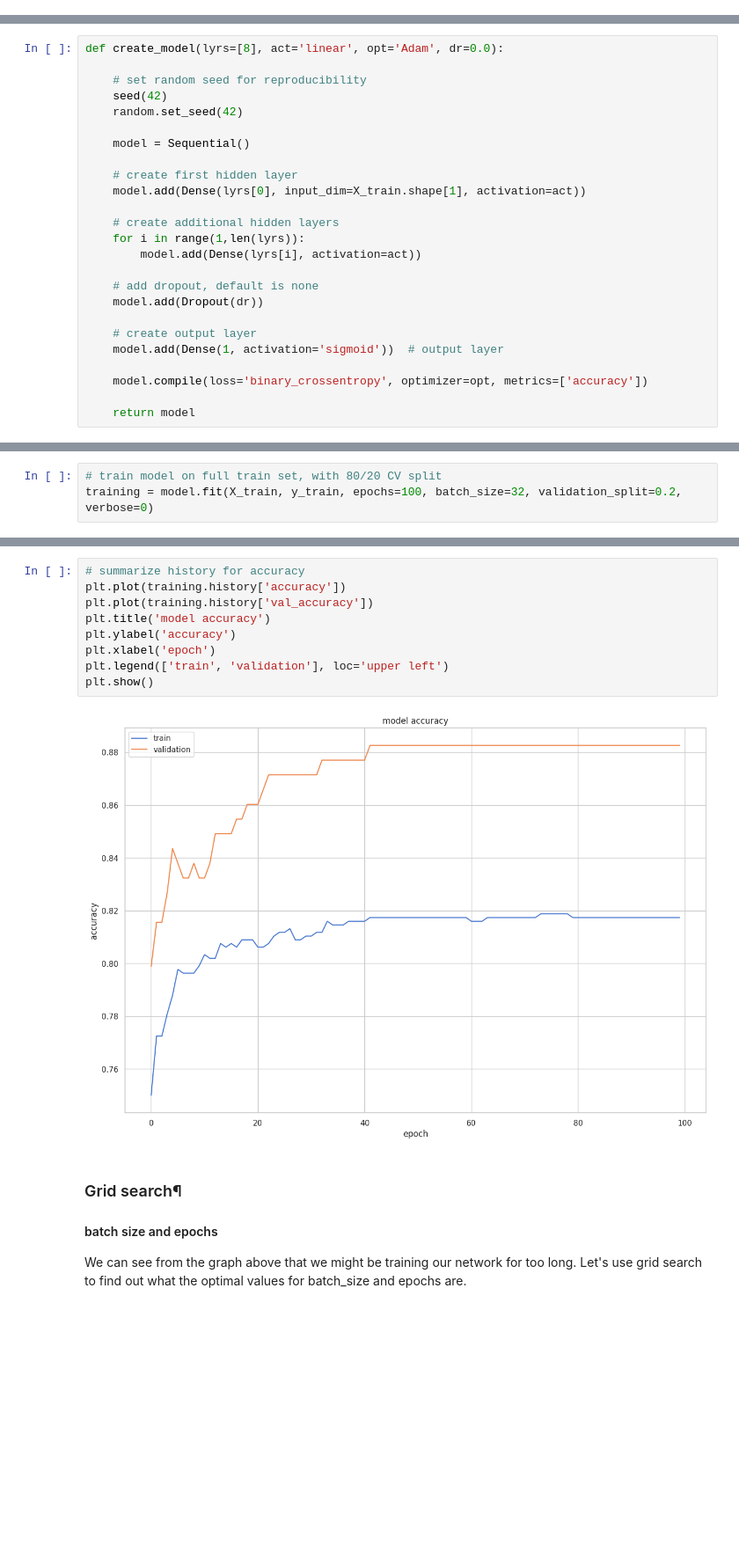
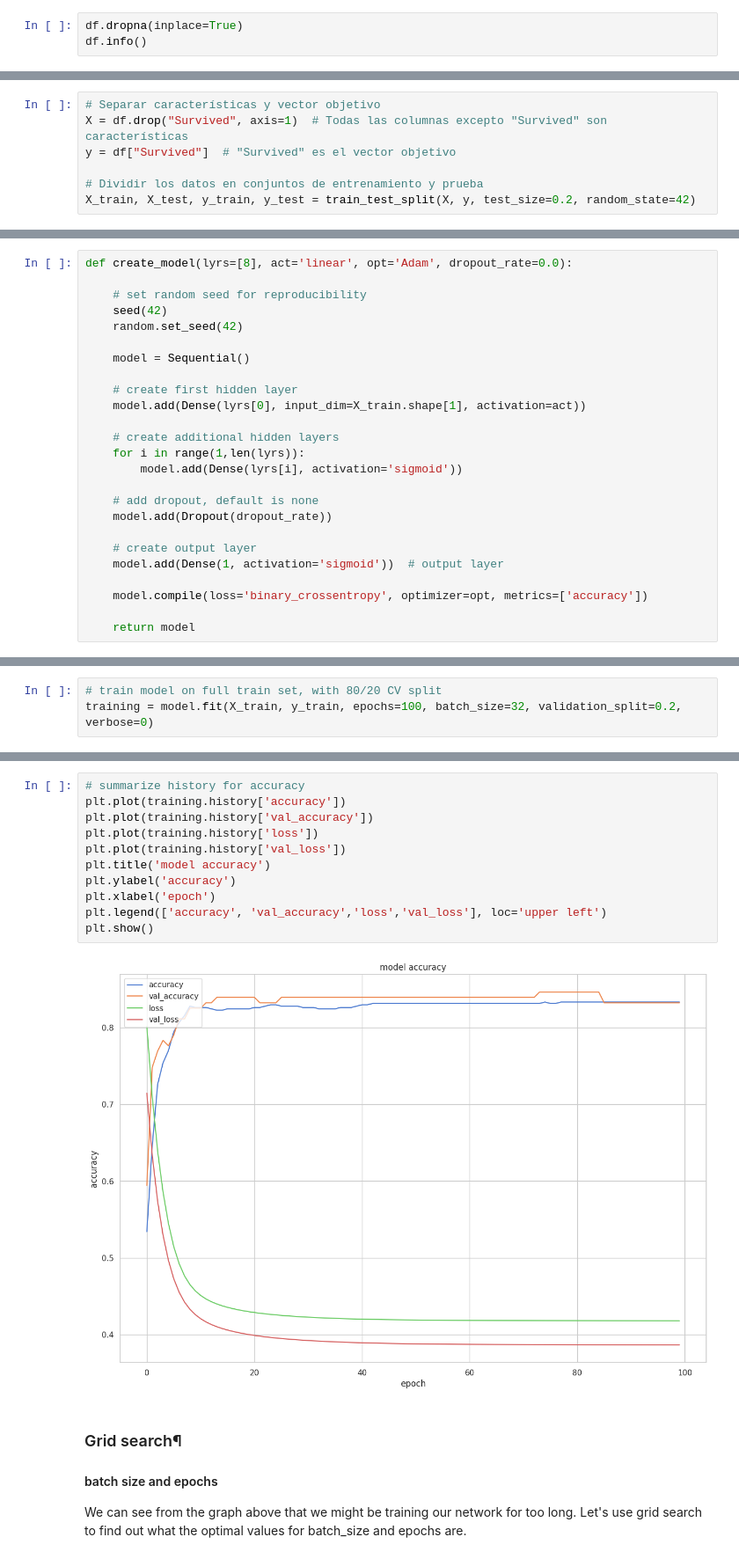
Before and after one commit to depresionTropical/MachineLearning-Class, a Jupyter notebook: 06-ANN/Neural Networks.ipynb, the cells around one changed output, grey strips where cells are left out. Shown at 88% size. Drawn from its saved outputs; the diff is of its cells as text; blank space fills up the shorter version.

```diff
--- a/06-ANN/Neural Networks.ipynb
+++ b/06-ANN/Neural Networks.ipynb
@@ -165,0 +160,3 @@ X_test = df[pd.isnull(df['Survived'])].drop(['Survived'], axis=1)
+# %%
+df.dropna(inplace=True)
+df.info()
@@ -165,0 +181,7 @@ X_test = df[pd.isnull(df['Survived'])].drop(['Survived'], axis=1)
+# %%
+# Separar características y vector objetivo
+X = df.drop("Survived", axis=1)  # Todas las columnas excepto "Survived" son características
+y = df["Survived"]  # "Survived" es el vector objetivo
+
+# Dividir los datos en conjuntos de entrenamiento y prueba
+X_train, X_test, y_train, y_test = train_test_split(X, y, test_size=0.2, random_state=42)
@@ -171,7 +197,7 @@ The output layer has a sigmoid activation function, which is used to 'squash' al
 
 We are going to create a function which allows to parameterise the choice of hyperparameters in the neural network. This might seem a little overly complicated now, but it will come in super handy when we move onto tuning our parameters later.
 # %%
-def create_model(lyrs=[8], act='linear', opt='Adam', dr=0.0):
+def create_model(lyrs=[8], act='linear', opt='Adam', dropout_rate=0.0):
 
     # set random seed for reproducibility
     seed(42)
@@ -184,10 +210,10 @@ def create_model(lyrs=[8], act='linear', opt='Adam', dr=0.0):
 
     # create additional hidden layers
     for i in range(1,len(lyrs)):
-        model.add(Dense(lyrs[i], activation=act))
+        model.add(Dense(lyrs[i], activation='sigmoid'))
 
     # add dropout, default is none
-    model.add(Dropout(dr))
+    model.add(Dropout(dropout_rate))
 
     # create output layer
     model.add(Dense(1, activation='sigmoid'))  # output layer
@@ -230,14 +256,16 @@ val_accuracy: 87.18%
 # %%
 # summarize history for accuracy
 plt.plot(training.history['accuracy'])
 plt.plot(training.history['val_accuracy'])
+plt.plot(training.history['loss'])
+plt.plot(training.history['val_loss'])
 plt.title('model accuracy')
 plt.ylabel('accuracy')
 plt.xlabel('epoch')
-plt.legend(['train', 'validation'], loc='upper left')
+plt.legend(['accuracy', 'val_accuracy','loss','val_loss'], loc='upper left')
 plt.show()
 # %% [output]
-[figure, old version]
+[figure, new version]
 # %% [markdown]
 ### Grid search¶
 
```
Also changed, not shown: parts of 29 cells of this notebook, 1 other file.
